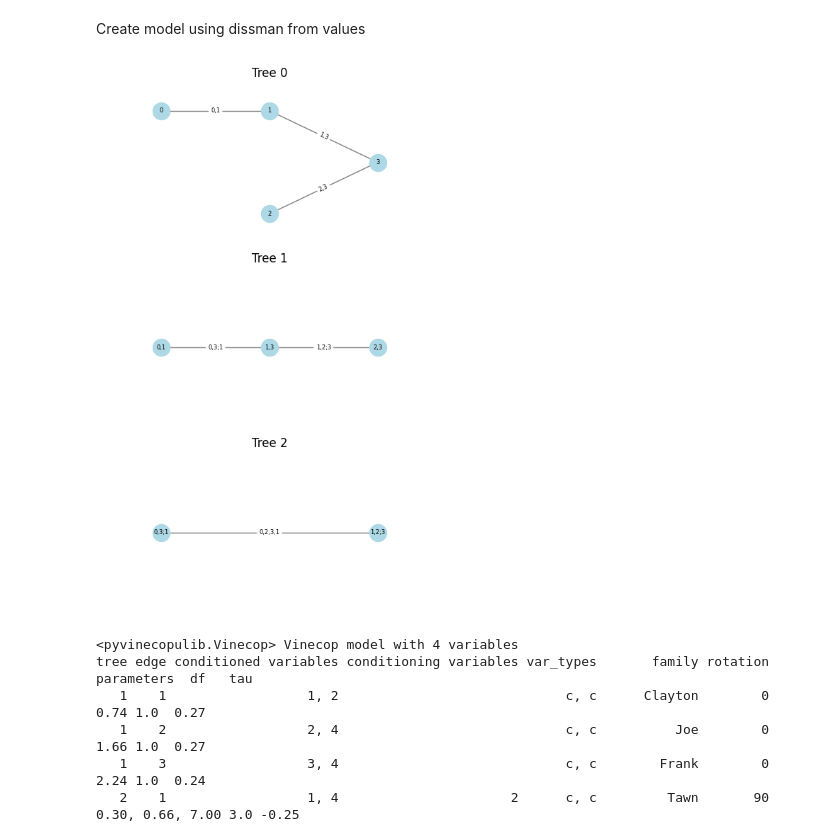
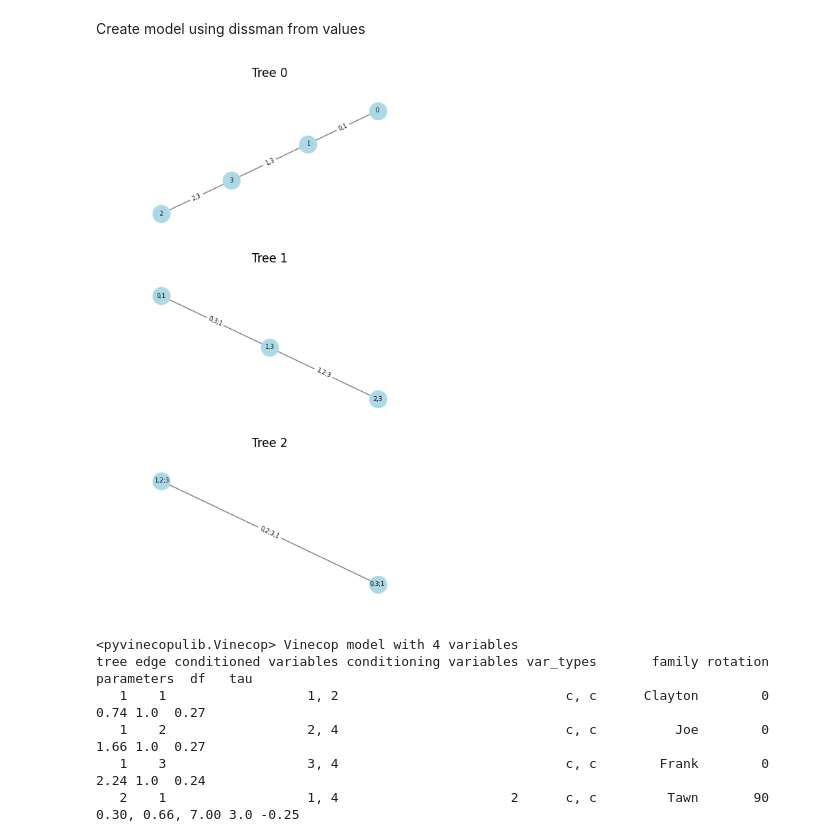
Before and after one commit to maxblw/CEGM2005_glommaproject, a Jupyter notebook: Model/correlations.ipynb, the cells around one changed output. Drawn from its saved outputs; the diff is of its cells as text; code cells hidden in the pictures.

```diff
--- a/Model/correlations.ipynb
+++ b/Model/correlations.ipynb
@@ -584,9 +586,9 @@ Create model using dissman from values
 # %%
 vine_model = pv.Vinecop.from_data(unity_data.values)
 
-vine_model.plot()
+vine_model.plot(layout='spring_layout')
 # %% [output]
-[figure, old version]
+[figure, new version]
 # %%
 print(vine_model)
 # %% [output]
```
Also changed, not shown: parts of 15 cells of this notebook, 46 other files.
